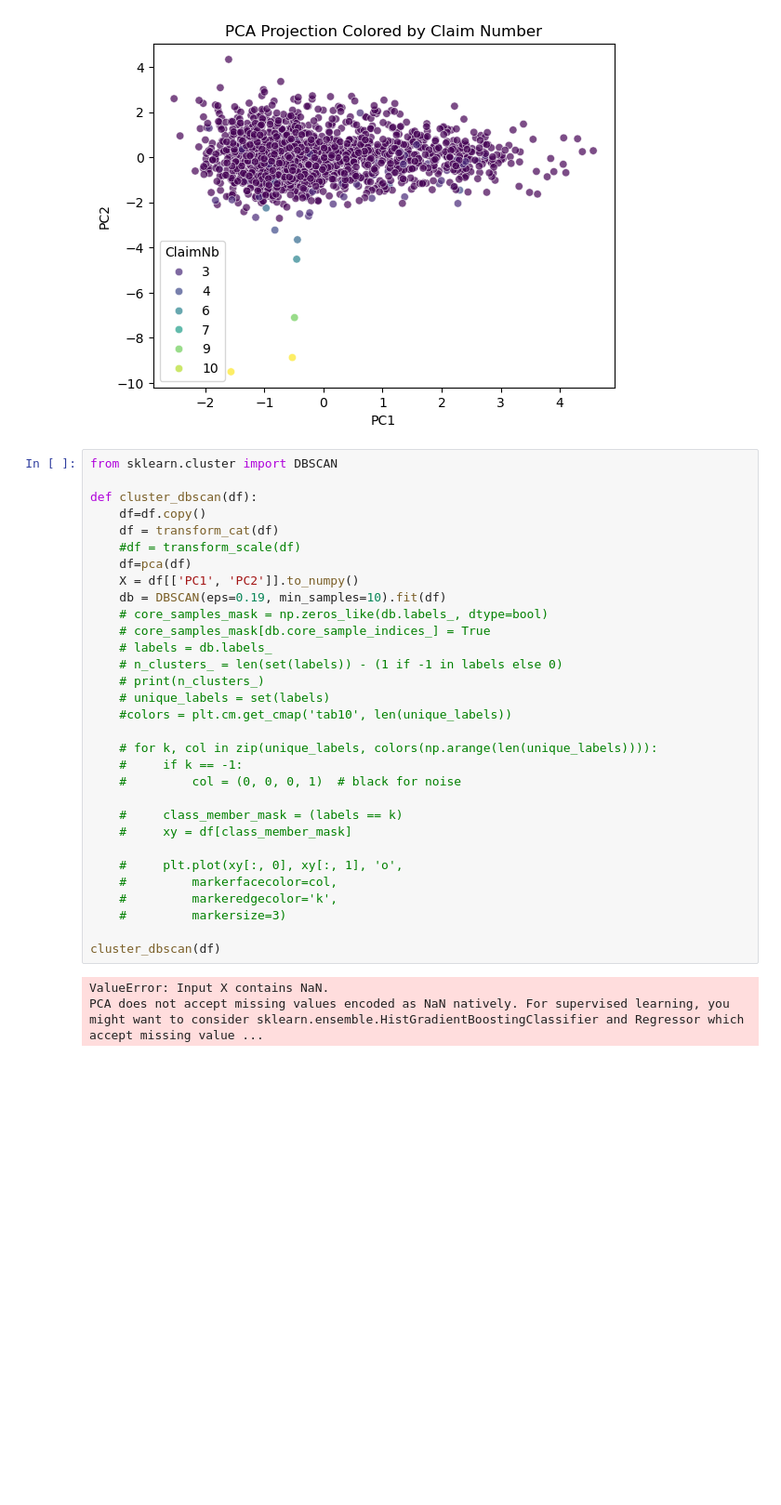
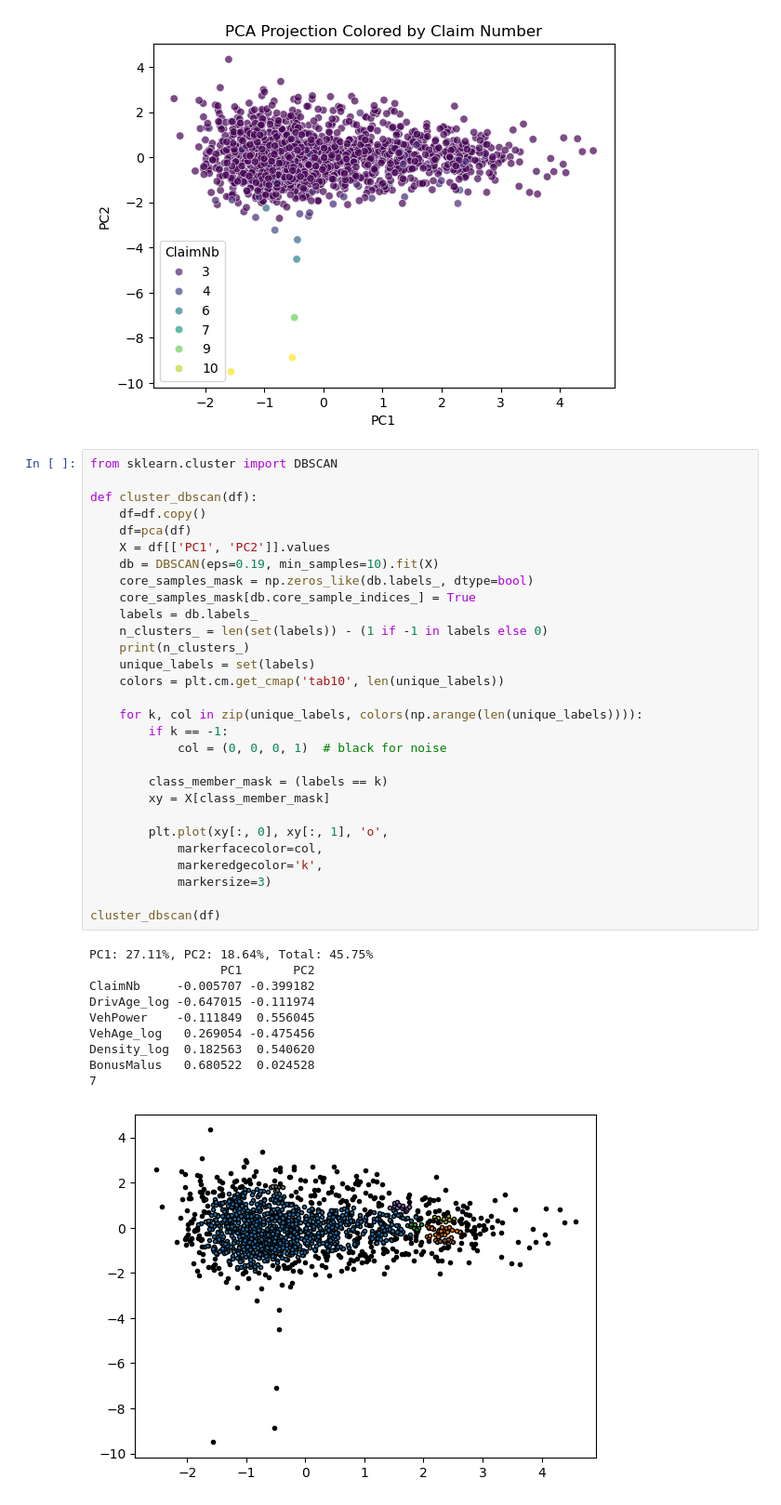
Before and after one commit to HKrtsn/ML-Project, a Jupyter notebook: transform.ipynb, the cells around one changed output. Shown at 93% size. Saved outputs shown, nothing was run; the diff lists cells and outputs as text; blank space fills up the shorter version.

Commit message:
cluster

```diff
--- a/transform.ipynb
+++ b/transform.ipynb
@@ -101,34 +101,40 @@ BonusMalus   0.680522  0.024528
 # %%
 from sklearn.cluster import DBSCAN
 
 def cluster_dbscan(df):
     df=df.copy()
-    df = transform_cat(df)
-    #df = transform_scale(df)
     df=pca(df)
-    X = df[['PC1', 'PC2']].to_numpy()
-    db = DBSCAN(eps=0.19, min_samples=10).fit(df)
-    # core_samples_mask = np.zeros_like(db.labels_, dtype=bool)
-    # core_samples_mask[db.core_sample_indices_] = True
-    # labels = db.labels_
-    # n_clusters_ = len(set(labels)) - (1 if -1 in labels else 0)
-    # print(n_clusters_)
-    # unique_labels = set(labels)
-    #colors = plt.cm.get_cmap('tab10', len(unique_labels))
+    X = df[['PC1', 'PC2']].values
+    db = DBSCAN(eps=0.19, min_samples=10).fit(X)
+    core_samples_mask = np.zeros_like(db.labels_, dtype=bool)
+    core_samples_mask[db.core_sample_indices_] = True
+    labels = db.labels_
+    n_clusters_ = len(set(labels)) - (1 if -1 in labels else 0)
+    print(n_clusters_)
+    unique_labels = set(labels)
+    colors = plt.cm.get_cmap('tab10', len(unique_labels))
 
-    # for k, col in zip(unique_labels, colors(np.arange(len(unique_labels)))):
-    #     if k == -1:
-    #         col = (0, 0, 0, 1)  # black for noise
+    for k, col in zip(unique_labels, colors(np.arange(len(unique_labels)))):
+        if k == -1:
+            col = (0, 0, 0, 1)  # black for noise
 
-    #     class_member_mask = (labels == k)
-    #     xy = df[class_member_mask]
+        class_member_mask = (labels == k)
+        xy = X[class_member_mask]
 
-    #     plt.plot(xy[:, 0], xy[:, 1], 'o',
-    #         markerfacecolor=col,
-    #         markeredgecolor='k',
-    #         markersize=3)
+        plt.plot(xy[:, 0], xy[:, 1], 'o',
+            markerfacecolor=col,
+            markeredgecolor='k',
+            markersize=3)
 
 cluster_dbscan(df)
 # %% [output]
-ValueError: Input X contains NaN.
-PCA does not accept missing values encoded as NaN natively. For supervised learning, you might want to consider sklearn.ensemble.HistGradientBoostingClassifier and Regressor which accept missing value ...
+PC1: 27.11%, PC2: 18.64%, Total: 45.75%
+                  PC1       PC2
+ClaimNb     -0.005707 -0.399182
+DrivAge_log -0.647015 -0.111974
+VehPower    -0.111849  0.556045
+VehAge_log   0.269054 -0.475456
+Density_log  0.182563  0.540620
+BonusMalus   0.680522  0.024528
+7
+[figure, added]
```
